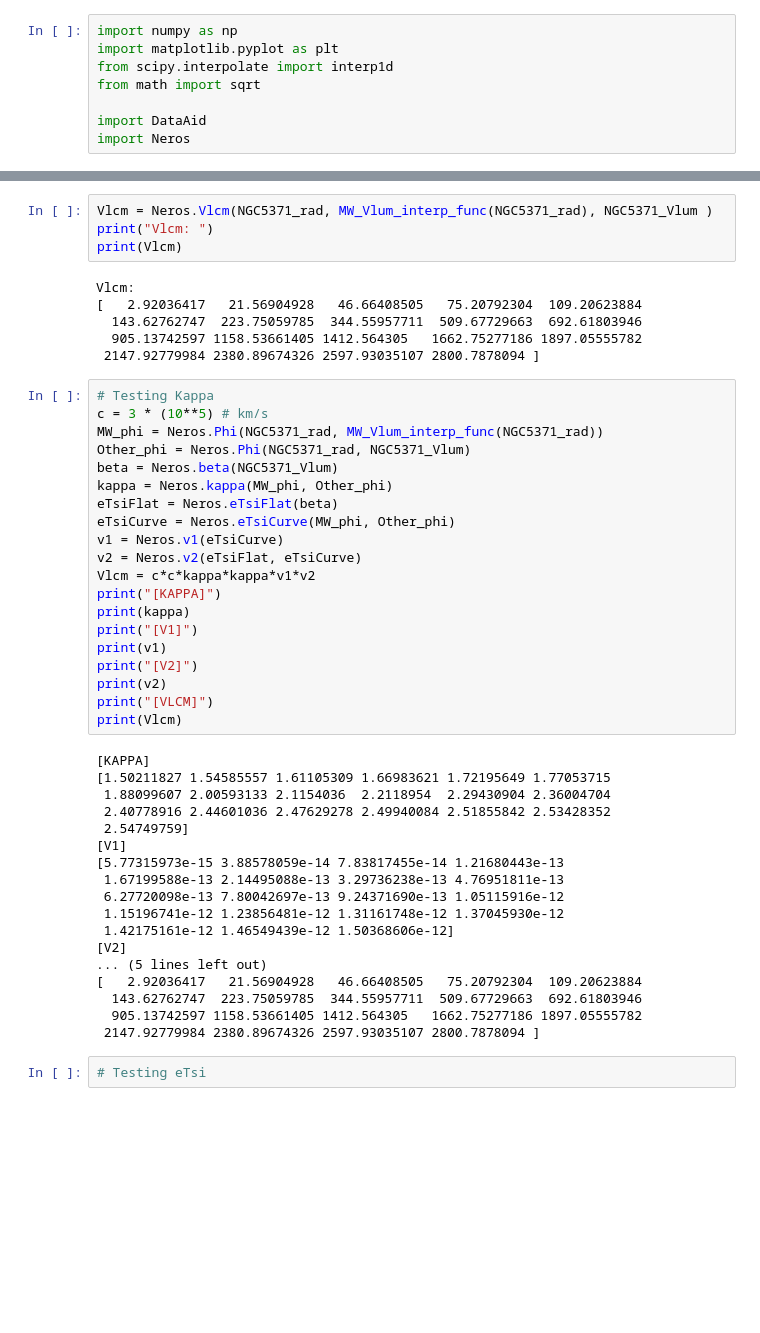
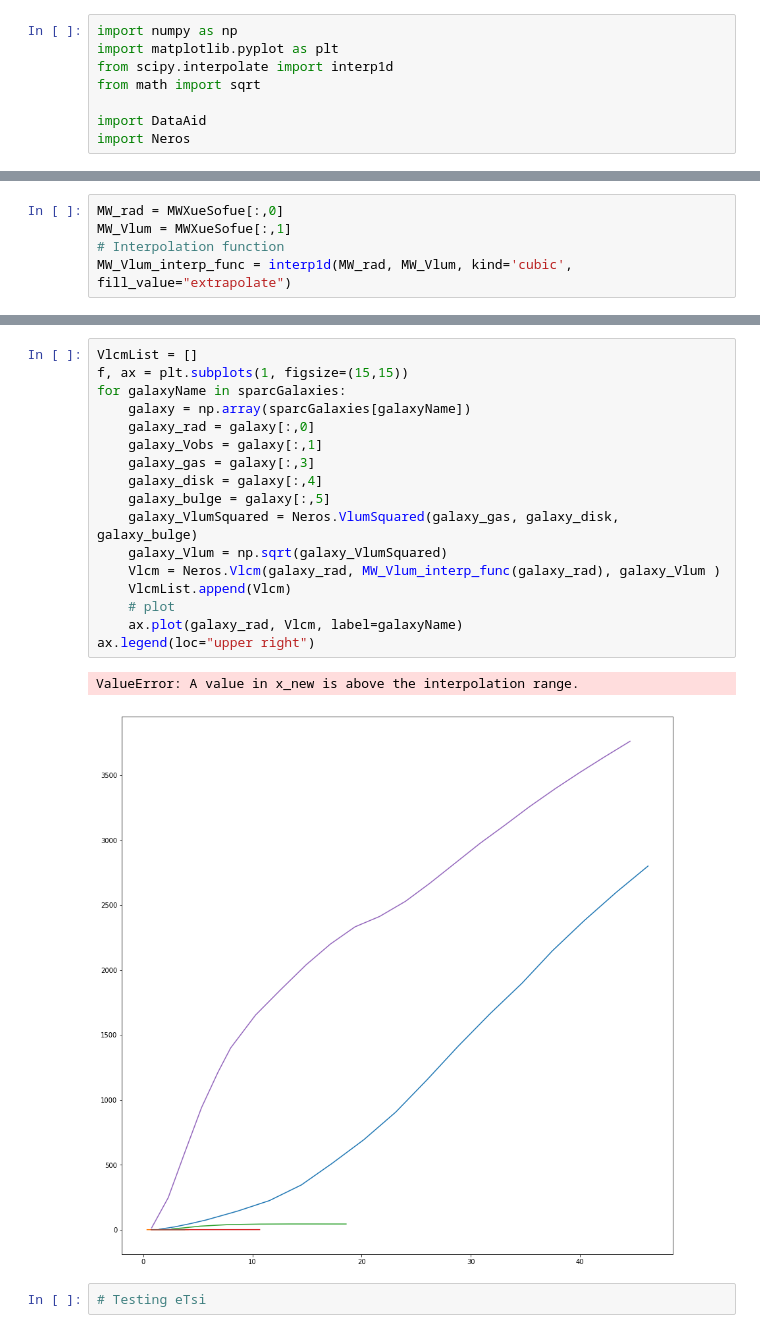
Before and after one commit to Cisneros-Galaxy/RCFM, a Jupyter notebook: Model.ipynb, the cells around one changed output, grey strips where cells are left out. Saved outputs shown, nothing was run; the diff lists cells and outputs as text; blank space fills up the shorter version.

```diff
--- a/Model.ipynb
+++ b/Model.ipynb
@@ -16,0 +17,5 @@ MWXueSofue = np.array(xueSofueGalaxies['MW_lum'])
+# %%
+MW_rad = MWXueSofue[:,0]
+MW_Vlum = MWXueSofue[:,1]
+# Interpolation function
+MW_Vlum_interp_func = interp1d(MW_rad, MW_Vlum, kind='cubic', fill_value="extrapolate")
@@ -30,50 +42,22 @@ MW_Vlum_interp_func = interp1d(MW_rad, MW_Vlum, kind='cubic')
-# %%
-Vlcm = Neros.Vlcm(NGC5371_rad, MW_Vlum_interp_func(NGC5371_rad), NGC5371_Vlum )
-print("Vlcm: ")
-print(Vlcm)
-# %% [output]
-Vlcm:
-[   2.92036417   21.56904928   46.66408505   75.20792304  109.20623884
-  143.62762747  223.75059785  344.55957711  509.67729663  692.61803946
-  905.13742597 1158.53661405 1412.564305   1662.75277186 1897.05555782
- 2147.92779984 2380.89674326 2597.93035107 2800.7878094 ]
-# %%
-# Testing Kappa
-c = 3 * (10**5) # km/s
-MW_phi = Neros.Phi(NGC5371_rad, MW_Vlum_interp_func(NGC5371_rad))
-Other_phi = Neros.Phi(NGC5371_rad, NGC5371_Vlum)
-beta = Neros.beta(NGC5371_Vlum)
-kappa = Neros.kappa(MW_phi, Other_phi)
-eTsiFlat = Neros.eTsiFlat(beta)
-eTsiCurve = Neros.eTsiCurve(MW_phi, Other_phi)
-v1 = Neros.v1(eTsiCurve)
-v2 = Neros.v2(eTsiFlat, eTsiCurve)
-Vlcm = c*c*kappa*kappa*v1*v2
-print("[KAPPA]")
-print(kappa)
-print("[V1]")
-print(v1)
-print("[V2]")
-print(v2)
-print("[VLCM]")
-print(Vlcm)
-# %% [output]
-[KAPPA]
-[1.50211827 1.54585557 1.61105309 1.66983621 1.72195649 1.77053715
- 1.88099607 2.00593133 2.1154036  2.2118954  2.29430904 2.36004704
- 2.40778916 2.44601036 2.47629278 2.49940084 2.51855842 2.53428352
- 2.54749759]
-[V1]
-[5.77315973e-15 3.88578059e-14 7.83817455e-14 1.21680443e-13
- 1.67199588e-13 2.14495088e-13 3.29736238e-13 4.76951811e-13
- 6.27720098e-13 7.80042697e-13 9.24371690e-13 1.05115916e-12
- 1.15196741e-12 1.23856481e-12 1.31161748e-12 1.37045930e-12
- 1.42175161e-12 1.46549439e-12 1.50368606e-12]
-[V2]
-... (5 lines left out)
-[   2.92036417   21.56904928   46.66408505   75.20792304  109.20623884
-  143.62762747  223.75059785  344.55957711  509.67729663  692.61803946
-  905.13742597 1158.53661405 1412.564305   1662.75277186 1897.05555782
- 2147.92779984 2380.89674326 2597.93035107 2800.7878094 ]
+# %%
+VlcmList = []
+f, ax = plt.subplots(1, figsize=(15,15))
+for galaxyName in sparcGalaxies:
+    galaxy = np.array(sparcGalaxies[galaxyName])
+    galaxy_rad = galaxy[:,0]
+    galaxy_Vobs = galaxy[:,1]
+    galaxy_gas = galaxy[:,3]
+    galaxy_disk = galaxy[:,4]
+    galaxy_bulge = galaxy[:,5]
+    galaxy_VlumSquared = Neros.VlumSquared(galaxy_gas, galaxy_disk, galaxy_bulge)
+    galaxy_Vlum = np.sqrt(galaxy_VlumSquared)
+    Vlcm = Neros.Vlcm(galaxy_rad, MW_Vlum_interp_func(galaxy_rad), galaxy_Vlum )
+    VlcmList.append(Vlcm)
+    # plot
+    ax.plot(galaxy_rad, Vlcm, label=galaxyName)
+ax.legend(loc="upper right")
+# %% [output]
+ValueError: A value in x_new is above the interpolation range.
+[figure, added]
 # %%
 # Testing eTsi
```
Also changed, not shown: parts of 5 cells of this notebook.
